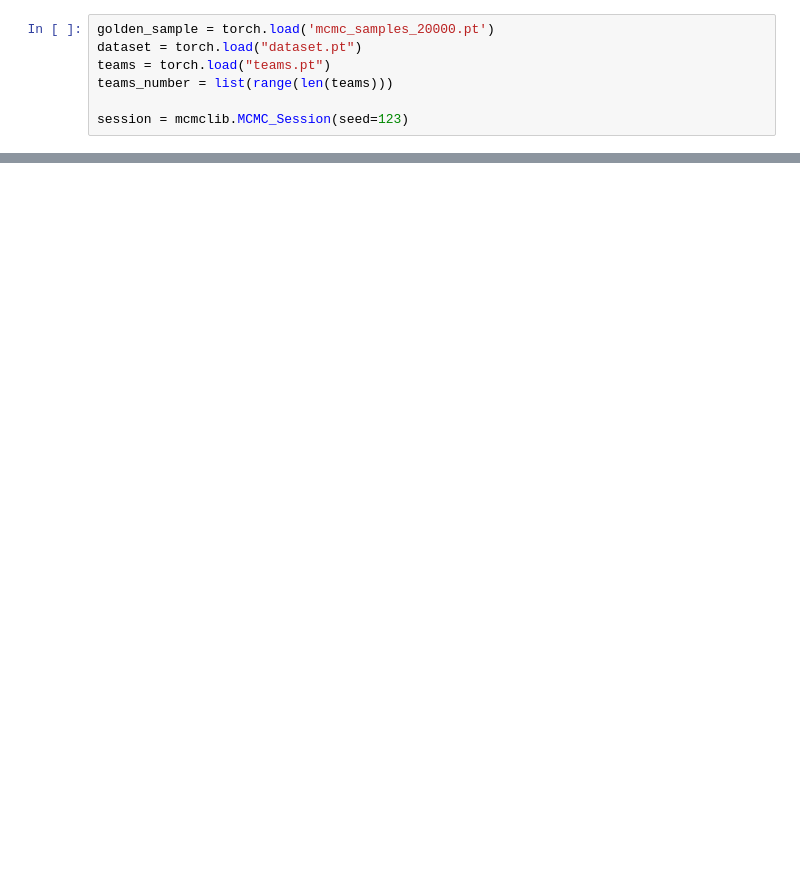
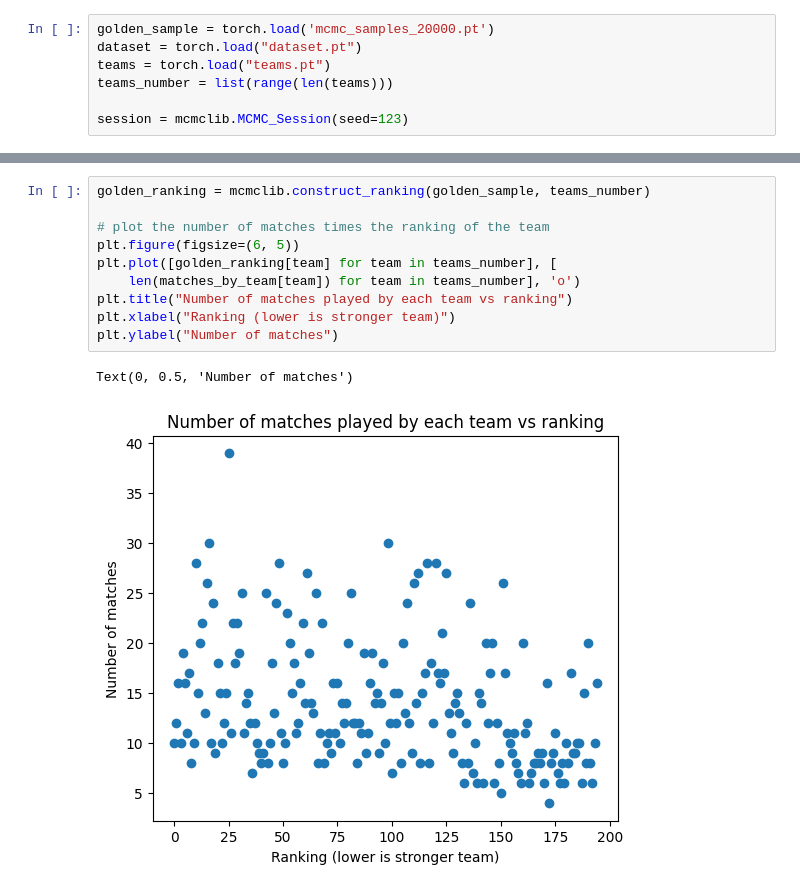
Before and after one commit to b0kch01/graphical-tournament, a Jupyter notebook: basic_edge_count.ipynb, the cells around one changed output, grey strips where cells are left out. Drawn from its saved outputs; the diff is of its cells as text; blank space fills up the shorter version.

Commit message:
new experiments and results + updated mcmclib viewing results

```diff
--- a/basic_edge_count.ipynb
+++ b/basic_edge_count.ipynb
@@ -34,0 +43,13 @@ session.run(dataset[:2], [1, 2, 3, 4, 5, 6], len(teams))
+# %%
+golden_ranking = mcmclib.construct_ranking(golden_sample, teams_number)
+
+# plot the number of matches times the ranking of the team
+plt.figure(figsize=(6, 5))
+plt.plot([golden_ranking[team] for team in teams_number], [
+    len(matches_by_team[team]) for team in teams_number], 'o')
+plt.title("Number of matches played by each team vs ranking")
+plt.xlabel("Ranking (lower is stronger team)")
+plt.ylabel("Number of matches")
+# %% [output]
+Text(0, 0.5, 'Number of matches')
+[figure, added]
```
Also changed, not shown: parts of 17 cells of this notebook, 2 other files.
